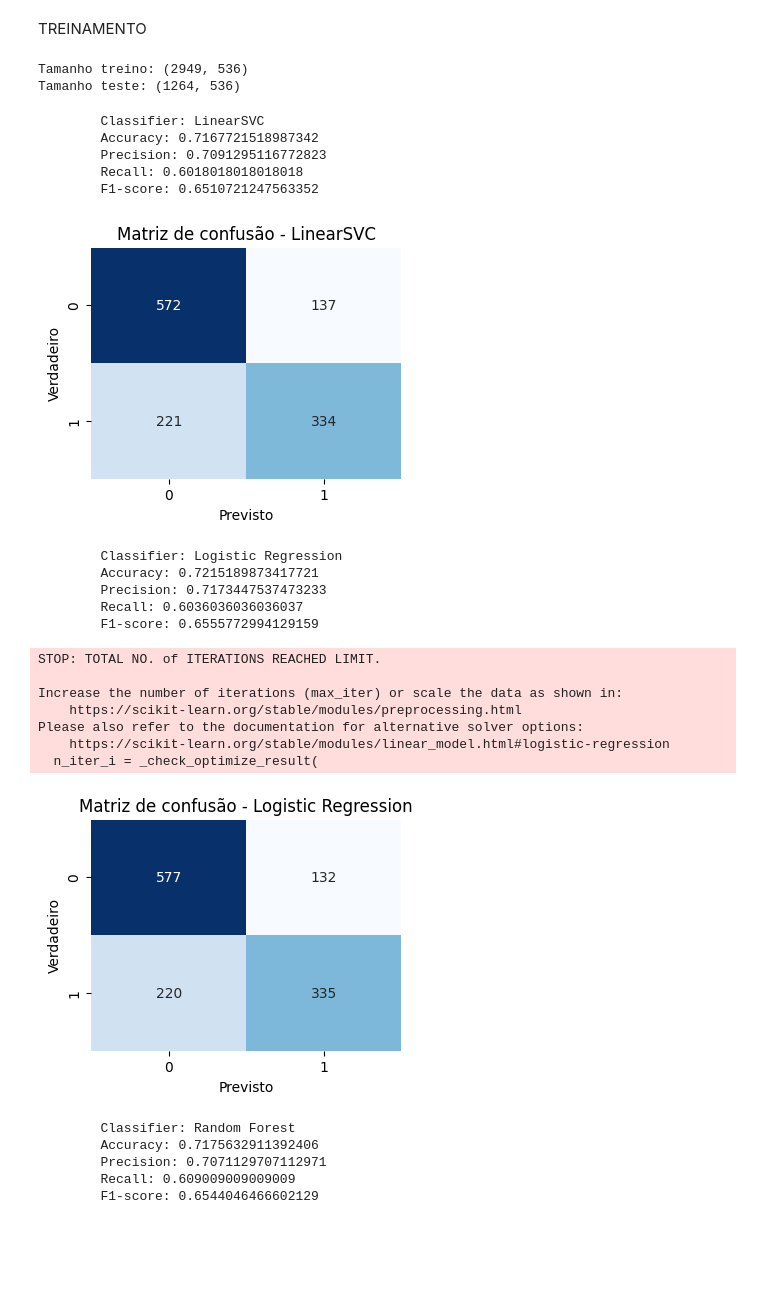
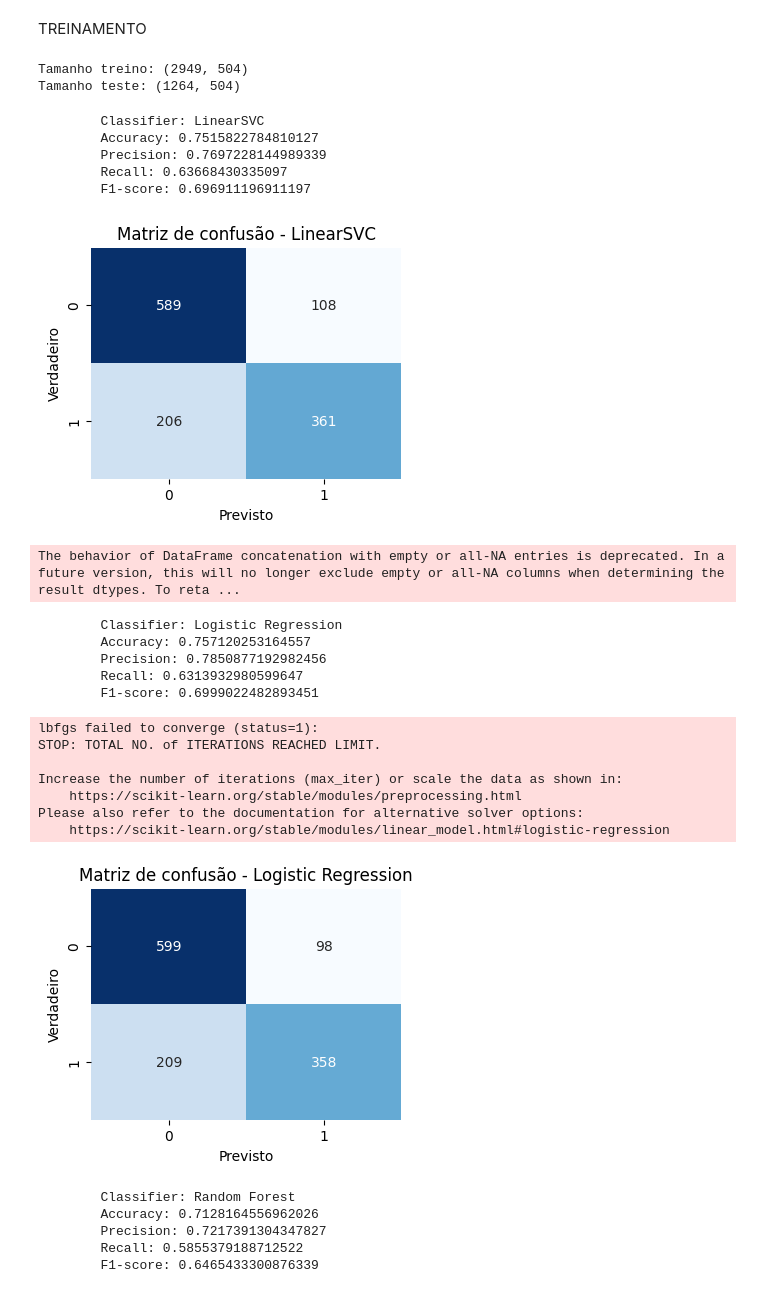
Before and after one commit to PauloDalsoto/neuroTechnic, a Jupyter notebook: utils/concat_data.ipynb, the cells around one changed output. Cells and saved outputs as stored; diff of their text form; code cells hidden in the pictures; blank space fills up the shorter version.

Commit message:
model dump

```diff
--- a/utils/concat_data.ipynb
+++ b/utils/concat_data.ipynb
@@ -226,7 +226,7 @@ def butter_lowpass_filter(data, cutoff, fs, order=5):
 # Função para calcular a potência nas bandas de frequência usando FFT
 def band_power_fft(fft_values, freqs, band):
     # Filtra as frequências que estão dentro da banda desejada
-    band_power = np.trapz(fft_values[(freqs >= band[0]) & (freqs <= band[1])], freqs[(freqs >= band[0]) & (freqs <= band[1])])
+    band_power = np.trapezoid(fft_values[(freqs >= band[0]) & (freqs <= band[1])], freqs[(freqs >= band[0]) & (freqs <= band[1])])
     return band_power
 
 # Função para extrair features estatísticas
@@ -251,7 +251,7 @@ for file in csv_files:
     data['TIMESTAMP'] = pd.to_datetime(data['TIMESTAMP'])
     data['VALUE'] = data['VALUE'] * (3.3 / 4098)
 
-    print(f'Processando arquivo {file} | {data.shape[0]} amostras\n')
+    print(f'Processando arquivo {file} | {data.shape[0]:,} amostras')
     medicoes += data.shape[0]
 
     # CRIAR JANELAS
@@ -310,7 +310,7 @@ for file in csv_files:
 
         # Combinar todas as features
         # features = list(fft_values) + [delta_power, theta_power, alpha_power, beta_power, mean, variance, skewness, kurtosis] + wavelet_features
-        features =   list(fft_values) + wavelet_features + [delta_power, theta_power, alpha_power, beta_power]
+        features =  list(fft_values) + [delta_power, theta_power, alpha_power, beta_power]
 
         X_features.append(features)
 
@@ -319,10 +319,10 @@ X_features = np.array(X_features)
 y_labels = np.array(y_labels)
 
 print(f'Total de medições: {medicoes:,}\n')
-print('-----------------------------------\n')
+print('-----------------------------------')
 
 print(f'Número total de janelas: {len(X_features)}')
-print('-----------------------------------\n')
+print('-----------------------------------')
 
 print(f'Número de janelas com CONCENTRATION = 1: {np.sum(y_labels)}')
 print(f'Número de janelas com CONCENTRATION = 0: {len(y_labels) - np.sum(y_labels)}')
@@ -334,13 +352,13 @@ TREINAMENTO
 # X_features = scaler.fit_transform(X_features)
 
 # Dividir os dados em conjuntos de treinamento e teste
-X_train, X_test, y_train, y_test = train_test_split(X_features, y_labels, test_size=0.3, random_state=42)
+X_train, X_test, y_train, y_test = train_test_split(X_features, y_labels, test_size=0.3, random_state=74)
 
 print(f"Tamanho treino: {X_train.shape}")
 print(f"Tamanho teste: {X_test.shape}")
 # %% [output]
-Tamanho treino: (2949, 536)
-Tamanho teste: (1264, 536)
+Tamanho treino: (2949, 504)
+Tamanho teste: (1264, 504)
 # %%
 classifiers = {
     'LinearSVC': LinearSVC(),
@@ -353,7 +371,7 @@ classifiers = {
     'Support Vector Classifier': SVC(),
     'AdaBoost Classifier': AdaBoostClassifier(),
     'Linear Discriminant Analysis': LinearDiscriminantAnalysis(),
-    'MLP Classifier': MLPClassifier(hidden_layer_sizes=(80, 60, 40, 24, 12, 6), max_iter=1000)
+    'MLP Classifier': MLPClassifier(hidden_layer_sizes=(24, 8, 6, 4), max_iter=1000, early_stopping=True )
 }
 
 
@@ -373,54 +391,55 @@ for name, clf in classifiers.items():
     recall = recall_score(y_test, y_pred)
     f1 = f1_score(y_test, y_pred)
 
     # Imprimir métricas
     print(f"\tClassifier: {name}")
     print(f"\tAccuracy: {accuracy}")
     print(f"\tPrecision: {precision}")
     print(f"\tRecall: {recall}")
     print(f"\tF1-score: {f1}")
 
     # Calcular a matriz de confusão
     conf_matrix = confusion_matrix(y_test, y_pred)
 
     # Plotar a matriz de confusão
     plt.figure(figsize=(4, 3))
     sns.heatmap(conf_matrix, annot=True, fmt="d", cmap="Blues", cbar=False)
     plt.xlabel('Previsto')
     plt.ylabel('Verdadeiro')
     plt.title(f'Matriz de confusão - {name}')
     plt.show()
     print("\n")
 
     #create a dataframe with the results linke model name, accuracy, precision, recall and f1
     results = pd.concat([results, pd.DataFrame({'Model': [name], 'Accuracy': [accuracy], 'Precision': [precision], 'Recall': [recall], 'F1': [f1]})], ignore_index=True)
 
 # print the results ordered by f1 score and accuracy
 results = results.sort_values(by='Accuracy', ascending=False)
 results
 # %% [output]
         Classifier: LinearSVC
-        Accuracy: 0.7167721518987342
-        Precision: 0.7091295116772823
-        Recall: 0.6018018018018018
-        F1-score: 0.6510721247563352
+        Accuracy: 0.7515822784810127
+        Precision: 0.7697228144989339
+        Recall: 0.63668430335097
+        F1-score: 0.696911196911197
-[figure, old version]
+[figure, new version]
-        Classifier: Logistic Regression
-        Accuracy: 0.7215189873417721
-        Precision: 0.7173447537473233
-        Recall: 0.6036036036036037
-        F1-score: 0.6555772994129159
+The behavior of DataFrame concatenation with empty or all-NA entries is deprecated. In a future version, this will no longer exclude empty or all-NA columns when determining the result dtypes. To reta ...
-STOP: TOTAL NO. of ITERATIONS REACHED LIMIT.
-
-Increase the number of iterations (max_iter) or scale the data as shown in:
-    https://scikit-learn.org/stable/modules/preprocessing.html
-Please also refer to the documentation for alternative solver options:
-    https://scikit-learn.org/stable/modules/linear_model.html#logistic-regression
-  n_iter_i = _check_optimize_result(
+        Classifier: Logistic Regression
+        Accuracy: 0.757120253164557
+        Precision: 0.7850877192982456
+        Recall: 0.6313932980599647
+        F1-score: 0.6999022482893451
+lbfgs failed to converge (status=1):
+STOP: TOTAL NO. of ITERATIONS REACHED LIMIT.
+
+Increase the number of iterations (max_iter) or scale the data as shown in:
+    https://scikit-learn.org/stable/modules/preprocessing.html
+Please also refer to the documentation for alternative solver options:
+    https://scikit-learn.org/stable/modules/linear_model.html#logistic-regression
-[figure, old version]
+[figure, new version]
-        Classifier: Random Forest
-        Accuracy: 0.7175632911392406
-        Precision: 0.7071129707112971
-        Recall: 0.609009009009009
-        F1-score: 0.6544046466602129
+        Classifier: Random Forest
+        Accuracy: 0.7128164556962026
+        Precision: 0.7217391304347827
+        Recall: 0.5855379188712522
+        F1-score: 0.6465433300876339
 [figure]
```
Also changed, not shown: parts of 3 cells of this notebook, 1 other file.
